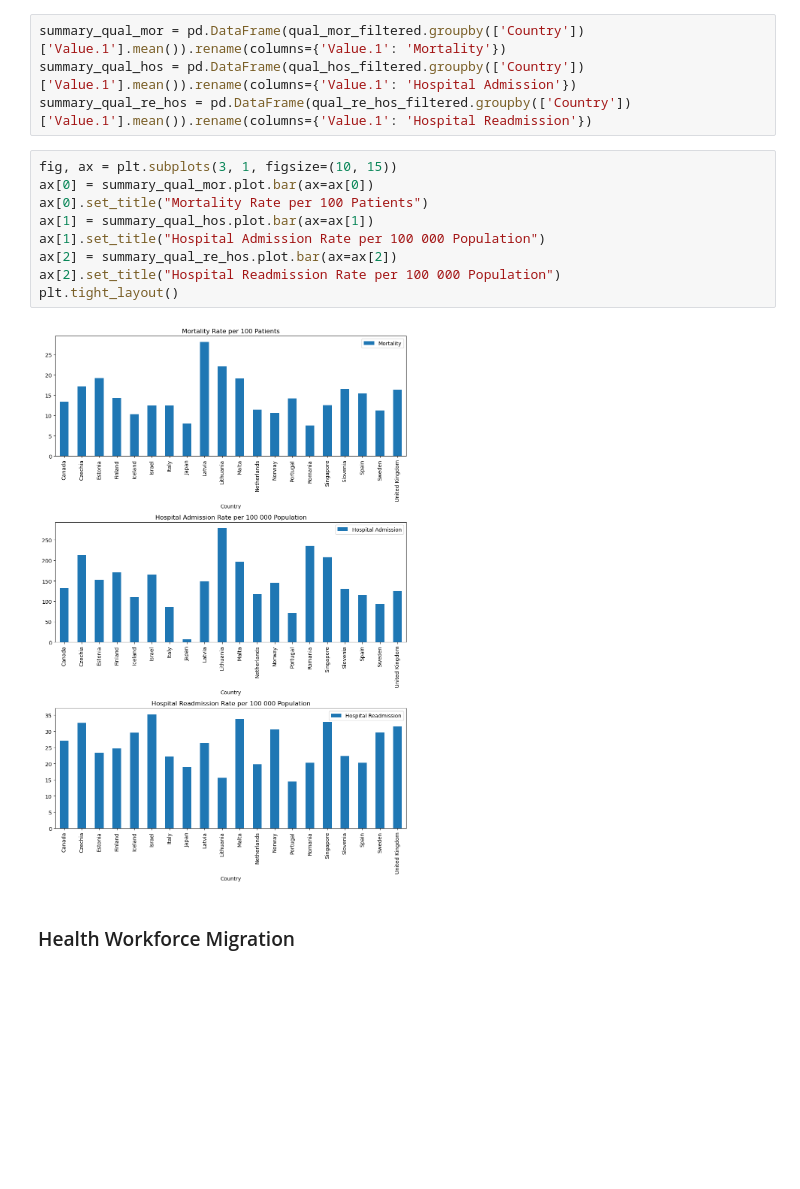
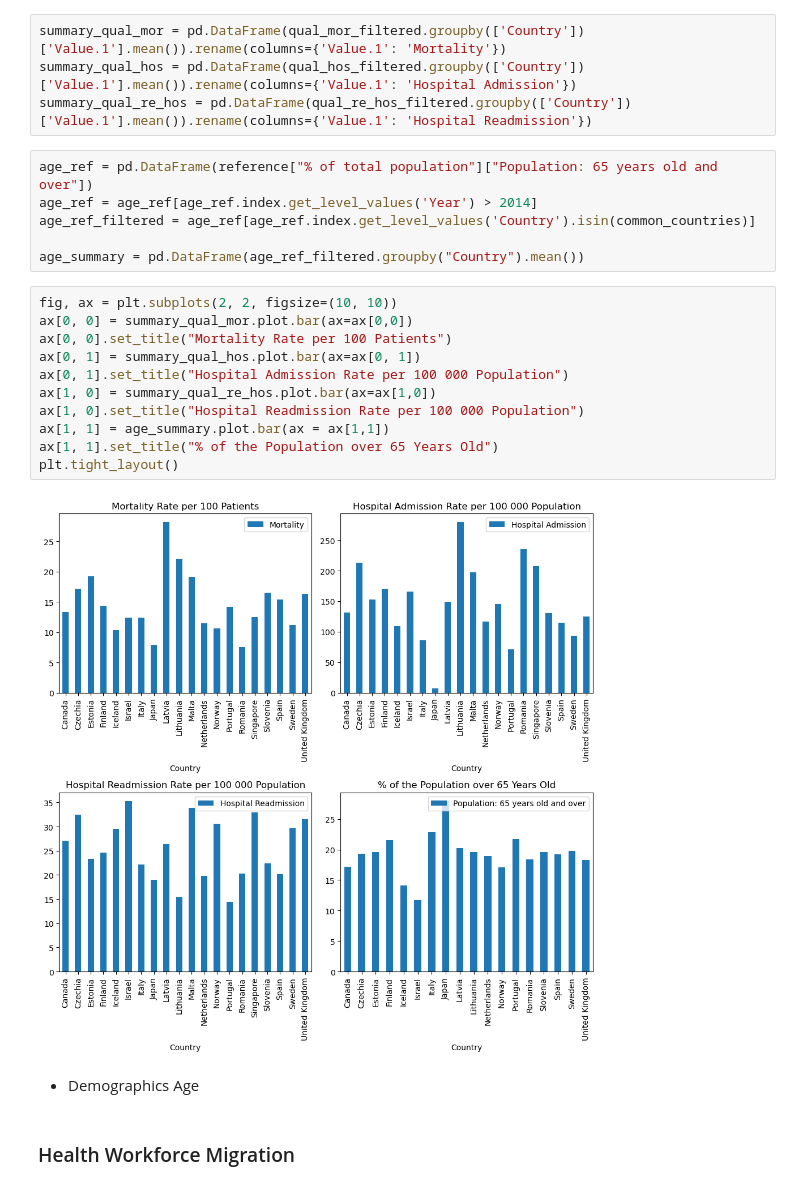
Before and after one commit to wren17/ECON323-Project, a Jupyter notebook: ECON323-FinalProject.ipynb, the cells around one changed output. Cells and saved outputs as stored; diff of their text form; blank space fills up the shorter version.

```diff
--- a/ECON323-FinalProject.ipynb
+++ b/ECON323-FinalProject.ipynb
@@ -171,17 +172,28 @@ See the caveats in the documentation: https://pandas.pydata.org/pandas-docs/stab
 summary_qual_mor = pd.DataFrame(qual_mor_filtered.groupby(['Country'])['Value.1'].mean()).rename(columns={'Value.1': 'Mortality'})
 summary_qual_hos = pd.DataFrame(qual_hos_filtered.groupby(['Country'])['Value.1'].mean()).rename(columns={'Value.1': 'Hospital Admission'})
 summary_qual_re_hos = pd.DataFrame(qual_re_hos_filtered.groupby(['Country'])['Value.1'].mean()).rename(columns={'Value.1': 'Hospital Readmission'})
+# %%
+age_ref = pd.DataFrame(reference["% of total population"]["Population: 65 years old and over"])
+age_ref = age_ref[age_ref.index.get_level_values('Year') > 2014]
+age_ref_filtered = age_ref[age_ref.index.get_level_values('Country').isin(common_countries)]
+
+age_summary = pd.DataFrame(age_ref_filtered.groupby("Country").mean())
 # %%
-fig, ax = plt.subplots(3, 1, figsize=(10, 15))
-ax[0] = summary_qual_mor.plot.bar(ax=ax[0])
-ax[0].set_title("Mortality Rate per 100 Patients")
-ax[1] = summary_qual_hos.plot.bar(ax=ax[1])
-ax[1].set_title("Hospital Admission Rate per 100 000 Population")
-ax[2] = summary_qual_re_hos.plot.bar(ax=ax[2])
-ax[2].set_title("Hospital Readmission Rate per 100 000 Population")
+fig, ax = plt.subplots(2, 2, figsize=(10, 10))
+ax[0, 0] = summary_qual_mor.plot.bar(ax=ax[0,0])
+ax[0, 0].set_title("Mortality Rate per 100 Patients")
+ax[0, 1] = summary_qual_hos.plot.bar(ax=ax[0, 1])
+ax[0, 1].set_title("Hospital Admission Rate per 100 000 Population")
+ax[1, 0] = summary_qual_re_hos.plot.bar(ax=ax[1,0])
+ax[1, 0].set_title("Hospital Readmission Rate per 100 000 Population")
+ax[1, 1] = age_summary.plot.bar(ax = ax[1,1])
+ax[1, 1].set_title("% of the Population over 65 Years Old")
 plt.tight_layout()
 # %% [output]
-[figure, old version]
+[figure, new version]
+# %% [markdown]
+* Demographics
+Age
 # %% [markdown]
 ### Health Workforce Migration
 # %%
```
Also changed, not shown: parts of 8 cells of this notebook.
